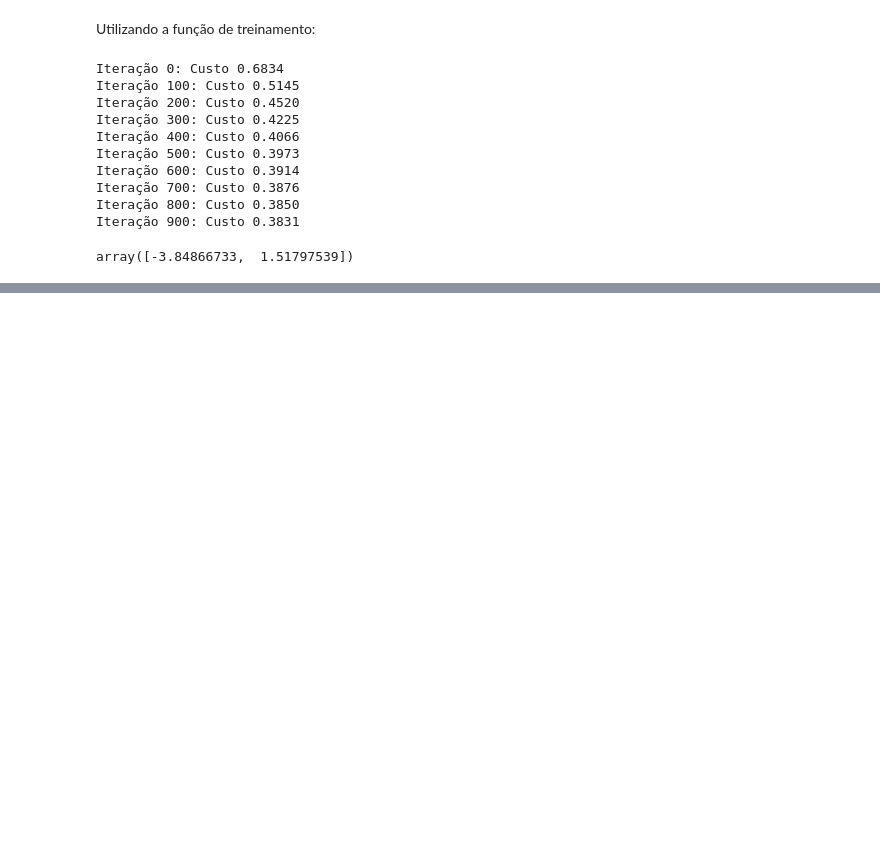
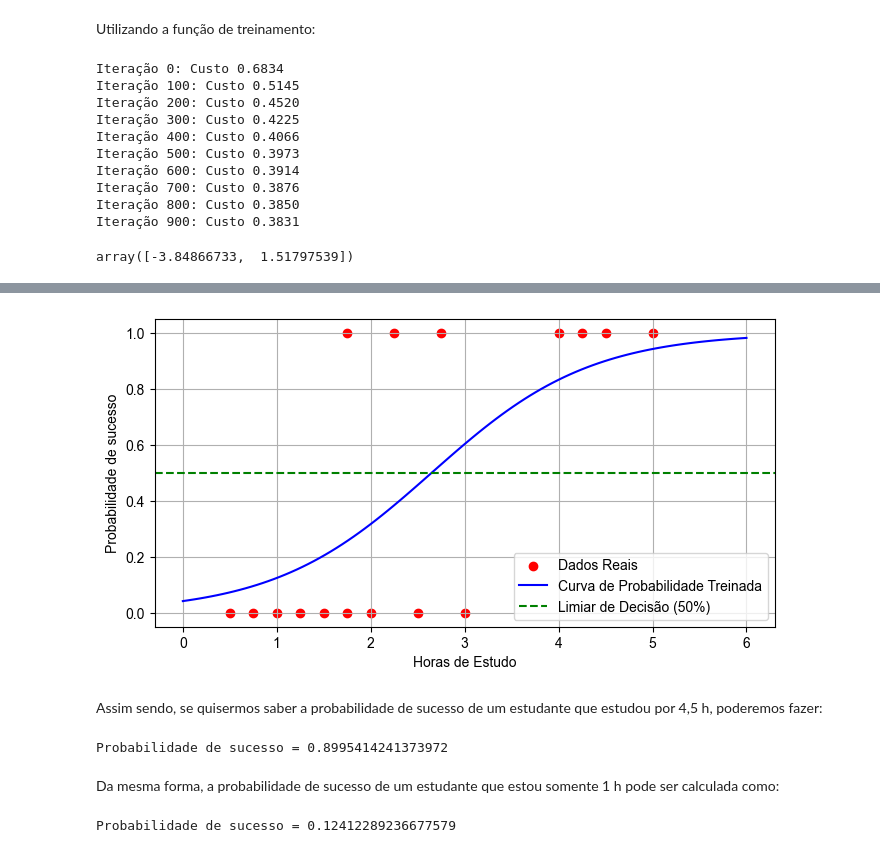
Before and after one commit to pedrothiag/intelligent-systems, a Jupyter notebook: 03_Regressao_Logistica.ipynb, the cells around one changed output, grey strips where cells are left out. Drawn from its saved outputs; the diff is of its cells as text; code cells hidden in the pictures; blank space fills up the shorter version.

```diff
--- a/03_Regressao_Logistica.ipynb
+++ b/03_Regressao_Logistica.ipynb
@@ -279,0 +317,9 @@ plt.show()
+# %%
+from sklearn.linear_model import LogisticRegression
+
+# Gerando dados sintéticos: Horas de estudo vs Passar na prova (0 ou 1)
+X_raw = np.array([0.5, 0.75, 1.0, 1.25, 1.5, 1.75, 1.75, 2.0, 2.25, 2.5, 2.75, 3.0, 4.0, 4.25, 4.5, 5.0])
+y = np.array([0, 0, 0, 0, 0, 0, 1, 0, 1, 0, 1, 0, 1, 1, 1, 1])
+
+model = LogisticRegression()
+model.fit(X_raw.reshape(-1, 1), y)
@@ -279,0 +330,6 @@ plt.show()
+# %%
+t0 = model.intercept_[0]
+t1 = model.coef_[0][0]
+
+print(f"theta0 = {t0}")
+print(f"theta1 = {t1}")
@@ -279,0 +347,33 @@ plt.show()
+# %%
+X_plot = np.linspace(0, 6, 100)
+
+X_plot_mat = np.column_stack((np.ones(X_plot.shape[0]), X_plot))
+probabilidades = sigmoid(np.dot(X_plot_mat, [t0, t1]))
+
+plt.scatter(X_raw, y, color='red', label='Dados Reais')
+plt.plot(X_plot, probabilidades, color='blue', label='Curva de Probabilidade Treinada')
+plt.axhline(0.5, color='green', linestyle='--', label='Limiar de Decisão (50%)')
+plt.xlabel('Horas de Estudo')
+plt.ylabel('Probabilidade de sucesso')
+plt.legend()
+plt.grid()
+plt.show()
+# %% [output]
+[figure, added]
+# %% [markdown]
+Assim sendo, se quisermos saber a probabilidade de sucesso de um estudante que estudou por 4,5 h, poderemos fazer:
+# %%
+def p_est(x):
+    return sigmoid(t0 + t1*x)
+
+x = 4.5
+print(f"Probabilidade de sucesso = {p_est(x)}")
+# %% [output]
+Probabilidade de sucesso = 0.8995414241373972
+# %% [markdown]
+Da mesma forma, a probabilidade de sucesso de um estudante que estou somente 1 h pode ser calculada como:
+# %%
+x = 1
+print(f"Probabilidade de sucesso = {p_est(x)}")
+# %% [output]
+Probabilidade de sucesso = 0.12412289236677579
```
Also changed, not shown: parts of 79 cells of this notebook.
